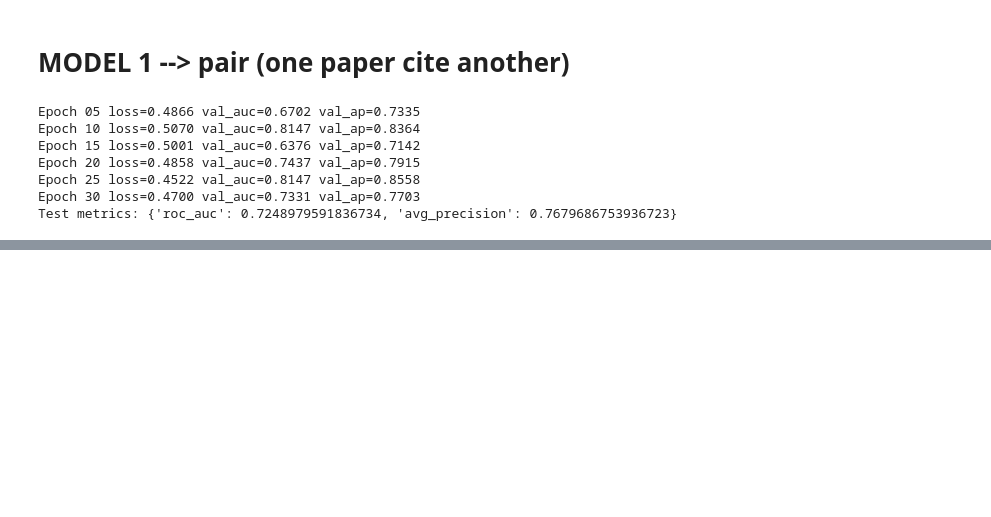
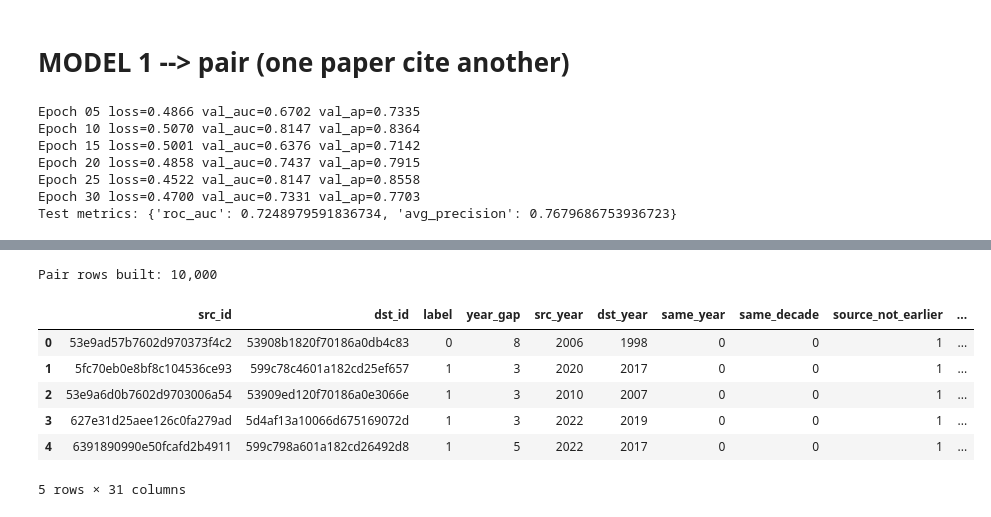
Before and after one commit to ManuCa93/data_project_3, a Jupyter notebook: notebook.ipynb, the cells around one changed output, grey strips where cells are left out. Cells and saved outputs as stored; diff of their text form; code cells hidden in the pictures; blank space fills up the shorter version.

```diff
--- a/notebook.ipynb
+++ b/notebook.ipynb
@@ -1714,0 +1832,13 @@ Test metrics: {'roc_auc': 0.7248979591836734, 'avg_precision': 0.767968675393672
+# %%
+print("Building pair-level dataset from paper metadata and reference links...")
+
+# Keep this in DuckDB: only the lightweight id/year index is loaded here.
+# The full paper metadata for the sampled pairs will be fetched later,
+# after the positive/negative pairs are known.
+all_ids_years = con.sql("""
+SELECT id, year
+FROM papers
+WHERE id IS NOT NULL AND TRIM(id) <> '' AND year IS NOT NULL
+""").df()
+
+print(f"Indexed {len(all_ids_years):,} paper ids with year metadata")
@@ -1714,0 +1848,20 @@ Test metrics: {'roc_auc': 0.7248979591836734, 'avg_precision': 0.767968675393672
+# %%
+
+positive_pairs = con.sql("""
+SELECT DISTINCT
+    p.id AS src_id,
+    ref AS dst_id
+FROM papers p
+CROSS JOIN UNNEST(p."references") AS t(ref)
+JOIN papers d ON d.id = ref
+WHERE p.id IS NOT NULL
+  AND d.id IS NOT NULL
+  AND TRIM(p.id) <> ''
+  AND TRIM(ref) <> ''
+  AND p.id <> ref
+  AND p.year IS NOT NULL
+  AND d.year IS NOT NULL
+""").df()
+
+if positive_pairs.empty:
+    raise RuntimeError("No citation edges were found in the dataset.")
@@ -1714,0 +2064,13 @@ Test metrics: {'roc_auc': 0.7248979591836734, 'avg_precision': 0.767968675393672
+# %%
+
+print(f"Pair rows built: {len(pair_features_df):,}")
+display(pair_features_df.head())
+# %% [output]
+Pair rows built: 10,000
+|  | src_id | dst_id | label | year_gap | src_year | dst_year | same_year | same_decade | source_not_earlier | ... |
+| 0 | 53e9ad57b7602d970373f4c2 | 53908b1820f70186a0db4c83 | 0 | 8 | 2006 | 1998 | 0 | 0 | 1 | ... |
+| 1 | 5fc70eb0e8bf8c104536ce93 | 599c78c4601a182cd25ef657 | 1 | 3 | 2020 | 2017 | 0 | 0 | 1 | ... |
+| 2 | 53e9a6d0b7602d9703006a54 | 53909ed120f70186a0e3066e | 1 | 3 | 2010 | 2007 | 0 | 0 | 1 | ... |
+| 3 | 627e31d25aee126c0fa279ad | 5d4af13a10066d675169072d | 1 | 3 | 2022 | 2019 | 0 | 0 | 1 | ... |
+| 4 | 6391890990e50fcafd2b4911 | 599c798a601a182cd26492d8 | 1 | 5 | 2022 | 2017 | 0 | 0 | 1 | ... |
+5 rows × 31 columns
```
Also changed, not shown: parts of 27 cells of this notebook.
